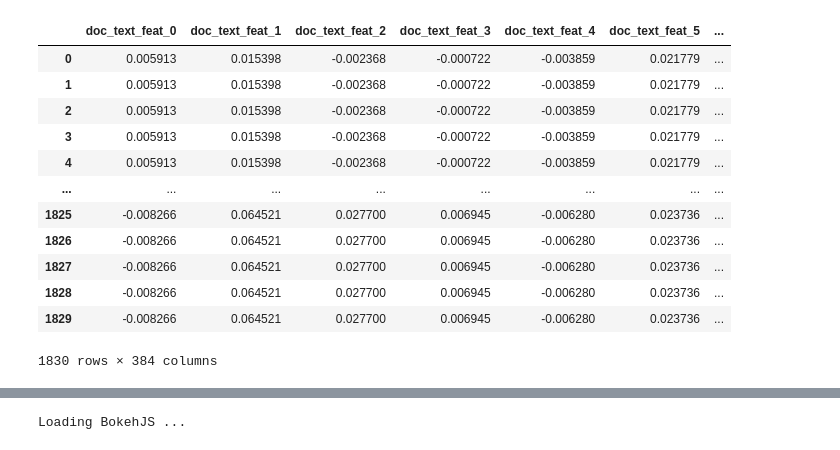
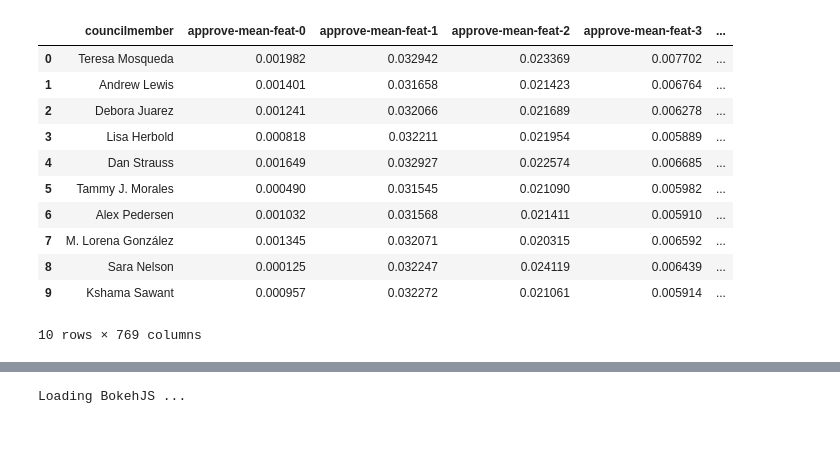
Before and after one commit to PugetSoundClinic-PIT/councils-in-action, a Jupyter notebook: voting-blocs.ipynb, the cells around one changed output, grey strips where cells are left out. Cells and saved outputs as stored; diff of their text form; code cells hidden in the pictures.

```diff
--- a/voting-blocs.ipynb
+++ b/voting-blocs.ipynb
@@ -210,20 +191,38 @@ votes
+# %%
+semantic_voting_records = []
+for person_name, decision_vec_lists in person_decision_lut.items():
+    person_record = {
+        "councilmember": person_name,
+    }
+    for decision, vec_list in decision_vec_lists.items():
+        if decision in ["Approve", "Reject"]:
+            mean_vec = np.stack(vec_list, axis=0).mean(axis=0)
+            for i, vec_val in enumerate(mean_vec.tolist()):
+                person_record[f"{decision.lower()}-mean-feat-{i}"] = vec_val
+
+    semantic_voting_records.append(person_record)
+
+semantic_voting_records = pd.DataFrame(semantic_voting_records).fillna(0)
+semantic_voting_records
+# %% [output]
+|  | councilmember | approve-mean-feat-0 | approve-mean-feat-1 | approve-mean-feat-2 | approve-mean-feat-3 | ... |
+| 0 | Teresa Mosqueda | 0.001982 | 0.032942 | 0.023369 | 0.007702 | ... |
+| 1 | Andrew Lewis | 0.001401 | 0.031658 | 0.021423 | 0.006764 | ... |
+| 2 | Debora Juarez | 0.001241 | 0.032066 | 0.021689 | 0.006278 | ... |
+| 3 | Lisa Herbold | 0.000818 | 0.032211 | 0.021954 | 0.005889 | ... |
+| 4 | Dan Strauss | 0.001649 | 0.032927 | 0.022574 | 0.006685 | ... |
+| 5 | Tammy J. Morales | 0.000490 | 0.031545 | 0.021090 | 0.005982 | ... |
+| 6 | Alex Pedersen | 0.001032 | 0.031568 | 0.021411 | 0.005910 | ... |
+| 7 | M. Lorena González | 0.001345 | 0.032071 | 0.020315 | 0.006592 | ... |
+| 8 | Sara Nelson | 0.000125 | 0.032247 | 0.024119 | 0.006439 | ... |
+| 9 | Kshama Sawant | 0.000957 | 0.032272 | 0.021061 | 0.005914 | ... |
+10 rows × 769 columns
 # %%
-data = votes[votes.columns[~votes.columns.isin(["person", "text", "decision"])]]
-data
+data = semantic_voting_records[
+    semantic_voting_records.columns[
+        ~semantic_voting_records.columns.isin(["councilmember"])
+    ]
+]
-# %% [output]
-|  | doc_text_feat_0 | doc_text_feat_1 | doc_text_feat_2 | doc_text_feat_3 | doc_text_feat_4 | doc_text_feat_5 | ... |
-| 0 | 0.005913 | 0.015398 | -0.002368 | -0.000722 | -0.003859 | 0.021779 | ... |
-| 1 | 0.005913 | 0.015398 | -0.002368 | -0.000722 | -0.003859 | 0.021779 | ... |
-| 2 | 0.005913 | 0.015398 | -0.002368 | -0.000722 | -0.003859 | 0.021779 | ... |
-| 3 | 0.005913 | 0.015398 | -0.002368 | -0.000722 | -0.003859 | 0.021779 | ... |
-| 4 | 0.005913 | 0.015398 | -0.002368 | -0.000722 | -0.003859 | 0.021779 | ... |
-| ... | ... | ... | ... | ... | ... | ... | ... |
-| 1825 | -0.008266 | 0.064521 | 0.027700 | 0.006945 | -0.006280 | 0.023736 | ... |
-| 1826 | -0.008266 | 0.064521 | 0.027700 | 0.006945 | -0.006280 | 0.023736 | ... |
-| 1827 | -0.008266 | 0.064521 | 0.027700 | 0.006945 | -0.006280 | 0.023736 | ... |
-| 1828 | -0.008266 | 0.064521 | 0.027700 | 0.006945 | -0.006280 | 0.023736 | ... |
-| 1829 | -0.008266 | 0.064521 | 0.027700 | 0.006945 | -0.006280 | 0.023736 | ... |
-1830 rows × 384 columns
 # %%
 from bokeh.models import ColumnDataSource
 from bokeh.plotting import figure, output_notebook, show
```
Also changed, not shown: parts of 8 cells of this notebook.
